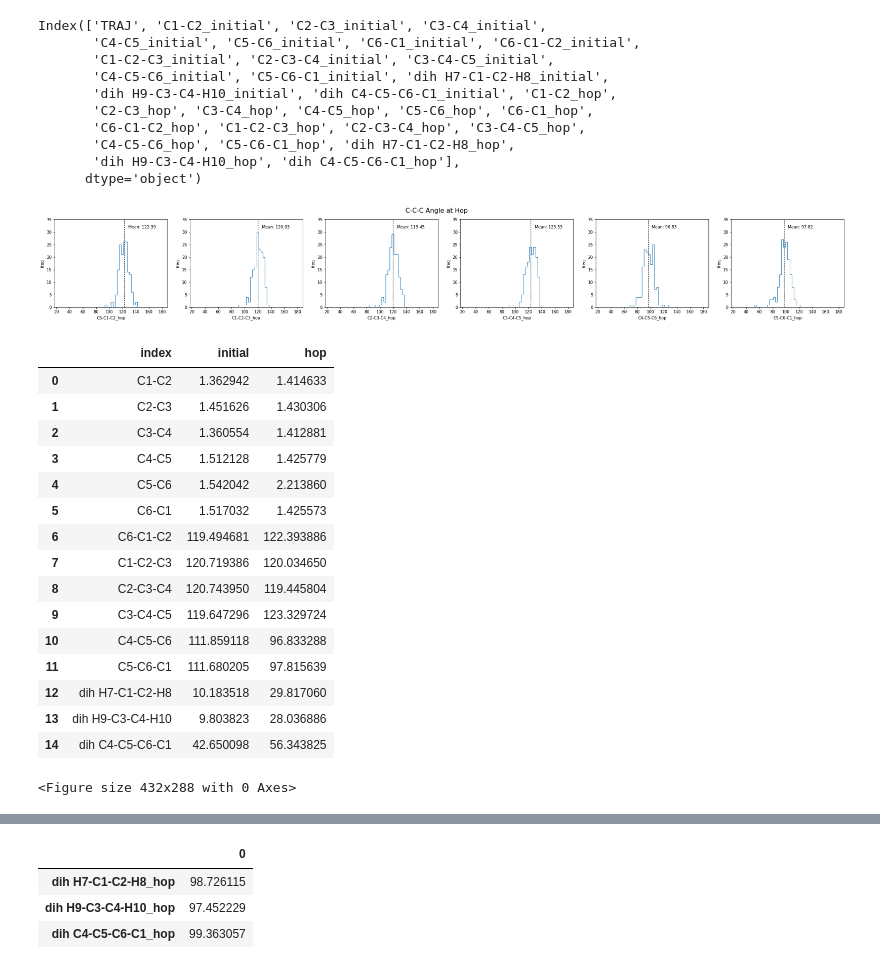
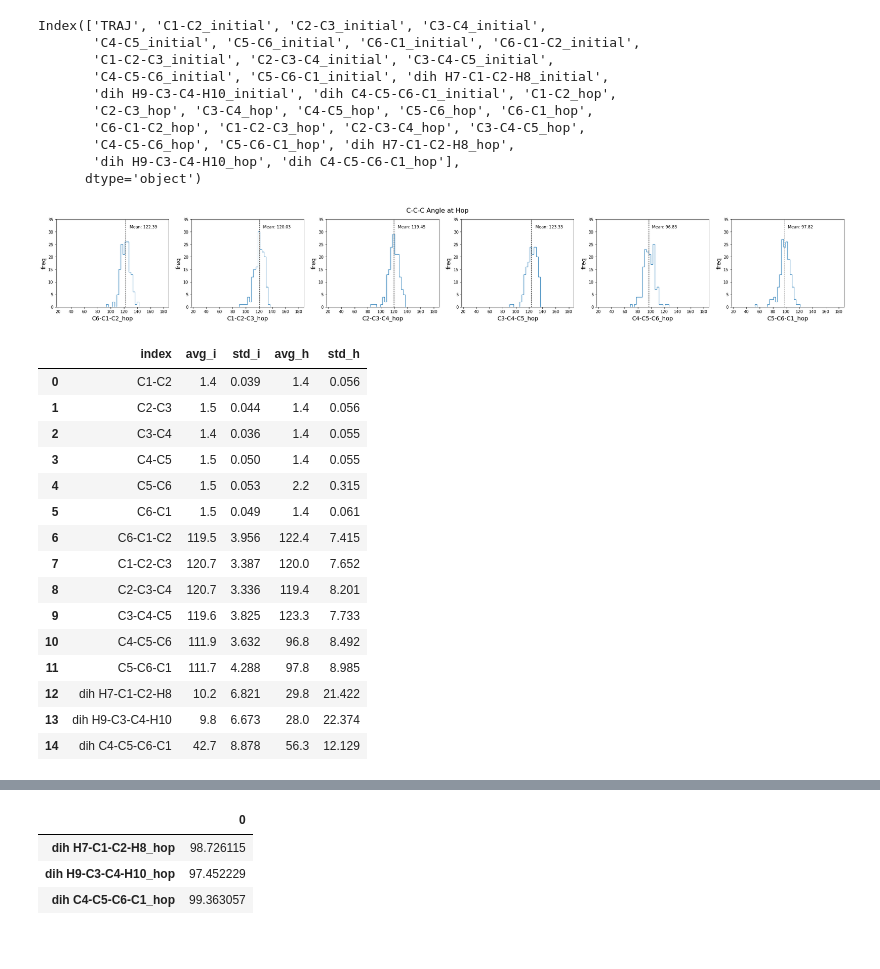
Before and after one commit to KhaiTTNguyen/Computational_Quantum_Chemistry, a Jupyter notebook: structural_influence_on_excited_state_dynamics/[Khai_Nguyen]_CHD_IC_Visualization.ipynb, the cells around one changed output, grey strips where cells are left out. Cells and saved outputs as stored; diff of their text form; code cells hidden in the pictures.

```diff
--- a/structural_influence_on_excited_state_dynamics/[Khai_Nguyen]_CHD_IC_Visualization.ipynb
+++ b/structural_influence_on_excited_state_dynamics/[Khai_Nguyen]_CHD_IC_Visualization.ipynb
@@ -44,69 +46,74 @@ Index(['TRAJ', 'C1-C2_initial', 'C2-C3_initial', 'C3-C4_initial',
 # %%
 # plot histrograms - 3 items to change:
 '''
 1. dataframe indexes
 2. plot name
 3. range(min,max)
 4. output name
 '''
 
 C_C_df = dih_merge.iloc[:,22:-3]
 fig, axes = plt.subplots(ncols=len(C_C_df.columns), figsize=(35,4))
 fig.suptitle('C-C-C Angle at Hop', size=16)
 
 for col, axe in zip(C_C_df.columns, axes):
         x = C_C_df[col]
         axe.hist(x, bins=50, range=(25,180), histtype='step', label=col)
-        axe.set_xlabel(col)
-        axe.set_ylabel('freq')
+        axe.set_xlabel(col, fontsize='x-large')
+        axe.set_ylabel('freq', fontsize='x-large')
         axe.axvline(x.mean(), color='k', linestyle='dashed', linewidth=1)
         axe.set_ybound(lower=0,upper=35)
         ymin,ymax=axe.get_ylim()
         axe.text(x.mean()*1.05, ymax*0.9,'Mean: {:.2f}'.format(x.mean()))
 
 #------------------------- Output to file ----------------------#
 output_path = os.path.join(".", "visuals","CHD", "histograms", date_computed + "_C_C_C_angle_IC_value" + ".png")
 os.makedirs(os.path.dirname(output_path), exist_ok=True) # create 'visuals' & 'histograms' folder if not existed yet
 plt.savefig(output_path)
 # %% [output]
-[figure, old version]
+[figure, new version]
 # %%
-# ------------------- Compute mean for dihedrals ----------------- #
+# ------------------- Compute mean & stdv for dihedrals ----------------- #
 split_index = math.ceil(len(dih_merge.columns)/2)
-mean_initial = dih_merge.iloc[:,1:split_index].mean(axis=0).rename('initial').to_frame()
-mean_hop = dih_merge.iloc[:,split_index:].mean(axis=0).rename('hop').to_frame()
+mean_initial = dih_merge.iloc[:,1:split_index].mean(axis=0).round(decimals=1).rename('avg_i').to_frame()
+mean_hop = dih_merge.iloc[:,split_index:].mean(axis=0).round(decimals=1).rename('avg_h').to_frame()
+std_initial = dih_merge.iloc[:,1:split_index].std(axis=0).round(decimals=3).rename('std_i').to_frame()
+std_hop = dih_merge.iloc[:,split_index:].std(axis=0).round(decimals=3).rename('std_h').to_frame()
+
+# ------------- set axis ----------------
 mean_initial.set_axis(hop_data.columns[1:], axis=0, inplace=True)
 mean_hop.set_axis(hop_data.columns[1:], axis=0, inplace=True)
+std_initial.set_axis(hop_data.columns[1:], axis=0, inplace=True)
+std_hop.set_axis(hop_data.columns[1:], axis=0, inplace=True)
 
 # Merge
-compare_mean = pd.concat([mean_initial, mean_hop], axis=1, sort=False).reset_index()                                           # axis{0/’index’, 1/’columns’},
+compare_mean = pd.concat([mean_initial, std_initial, mean_hop, std_hop], axis=1, sort=False).reset_index()                                           # axis{0/’index’, 1/’columns’},
 compare_mean.index = range(len(compare_mean))
 
-
-#------------------------- Output to file ----------------------#
-fig = plt.figure()
-display(compare_mean[:])
-output_path = os.path.join(".", "visuals", "CHD", "initial_vs_hop", date_computed + "_initial_vs_hop_average" + ".png")
-os.makedirs(os.path.dirname(output_path), exist_ok=True) # create folder if not existed yet
-fig.savefig(output_path, bbox_inches='tight', dpi=600)
+compare_mean
+# #------------------------- Output to file ----------------------#
+# fig = plt.figure()
+# display(compare_mean[:])
+# output_path = os.path.join(".", "visuals", "CHD", "initial_vs_hop", date_computed + "_initial_vs_hop_average" + ".png")
+# os.makedirs(os.path.dirname(output_path), exist_ok=True) # create folder if not existed yet
+# fig.savefig(output_path, bbox_inches='tight', dpi=600)
 # %% [output]
-|  | index | initial | hop |
-| 0 | C1-C2 | 1.362942 | 1.414633 |
-| 1 | C2-C3 | 1.451626 | 1.430306 |
-| 2 | C3-C4 | 1.360554 | 1.412881 |
-| 3 | C4-C5 | 1.512128 | 1.425779 |
-| 4 | C5-C6 | 1.542042 | 2.213860 |
-| 5 | C6-C1 | 1.517032 | 1.425573 |
-| 6 | C6-C1-C2 | 119.494681 | 122.393886 |
-| 7 | C1-C2-C3 | 120.719386 | 120.034650 |
-| 8 | C2-C3-C4 | 120.743950 | 119.445804 |
-| 9 | C3-C4-C5 | 119.647296 | 123.329724 |
-| 10 | C4-C5-C6 | 111.859118 | 96.833288 |
-| 11 | C5-C6-C1 | 111.680205 | 97.815639 |
-| 12 | dih H7-C1-C2-H8 | 10.183518 | 29.817060 |
-| 13 | dih H9-C3-C4-H10 | 9.803823 | 28.036886 |
-| 14 | dih C4-C5-C6-C1 | 42.650098 | 56.343825 |
+|  | index | avg_i | std_i | avg_h | std_h |
+| 0 | C1-C2 | 1.4 | 0.039 | 1.4 | 0.056 |
+| 1 | C2-C3 | 1.5 | 0.044 | 1.4 | 0.056 |
+| 2 | C3-C4 | 1.4 | 0.036 | 1.4 | 0.055 |
+| 3 | C4-C5 | 1.5 | 0.050 | 1.4 | 0.055 |
+| 4 | C5-C6 | 1.5 | 0.053 | 2.2 | 0.315 |
+| 5 | C6-C1 | 1.5 | 0.049 | 1.4 | 0.061 |
+| 6 | C6-C1-C2 | 119.5 | 3.956 | 122.4 | 7.415 |
+| 7 | C1-C2-C3 | 120.7 | 3.387 | 120.0 | 7.652 |
+| 8 | C2-C3-C4 | 120.7 | 3.336 | 119.4 | 8.201 |
+| 9 | C3-C4-C5 | 119.6 | 3.825 | 123.3 | 7.733 |
+| 10 | C4-C5-C6 | 111.9 | 3.632 | 96.8 | 8.492 |
+| 11 | C5-C6-C1 | 111.7 | 4.288 | 97.8 | 8.985 |
+| 12 | dih H7-C1-C2-H8 | 10.2 | 6.821 | 29.8 | 21.422 |
+| 13 | dih H9-C3-C4-H10 | 9.8 | 6.673 | 28.0 | 22.374 |
+| 14 | dih C4-C5-C6-C1 | 42.7 | 8.878 | 56.3 | 12.129 |
-<Figure size 432x288 with 0 Axes>
 # %%
 # ----------------------- Plot ----------------------- #
 '''
```
Also changed, not shown: parts of 3 cells of this notebook, 4 other files.
